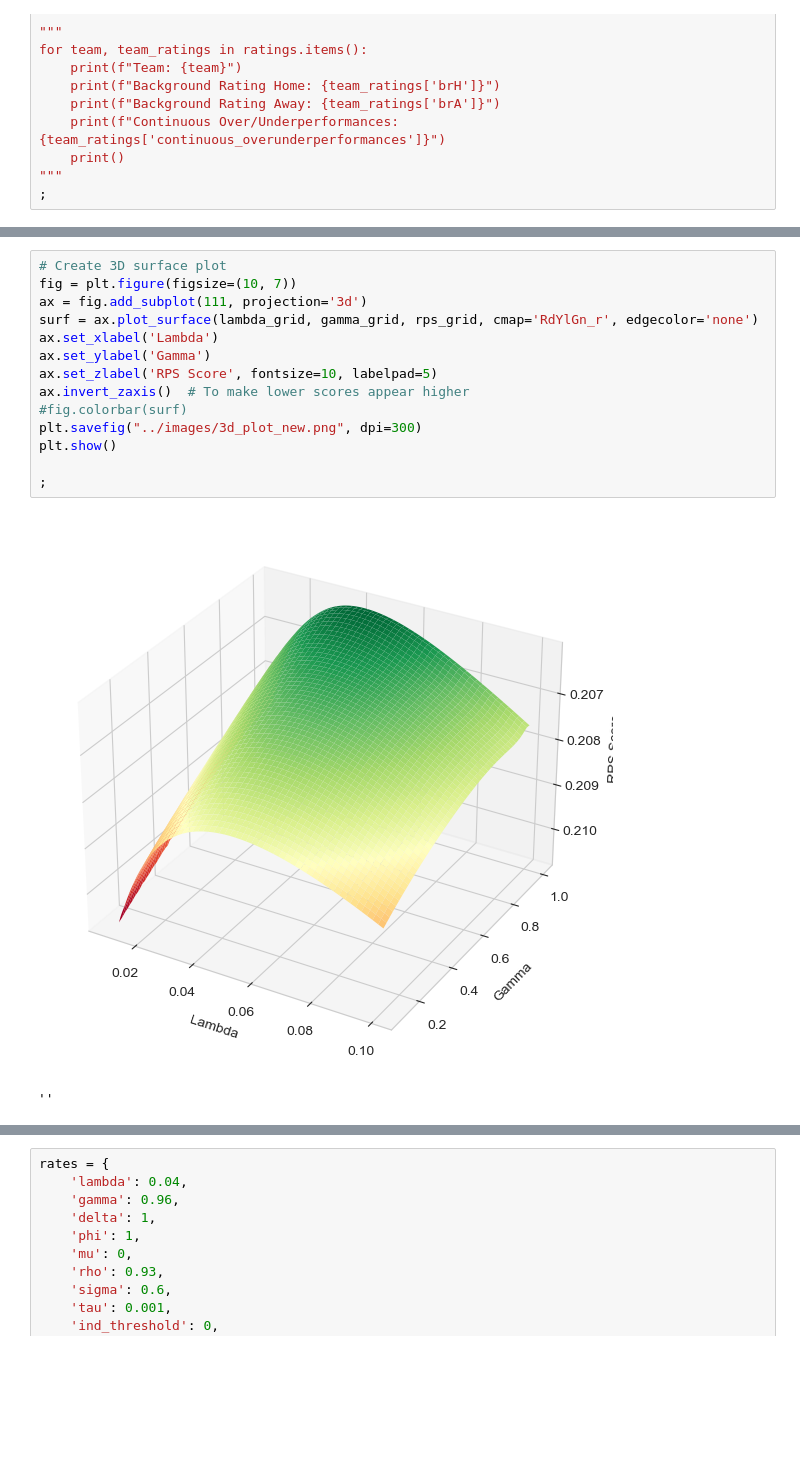
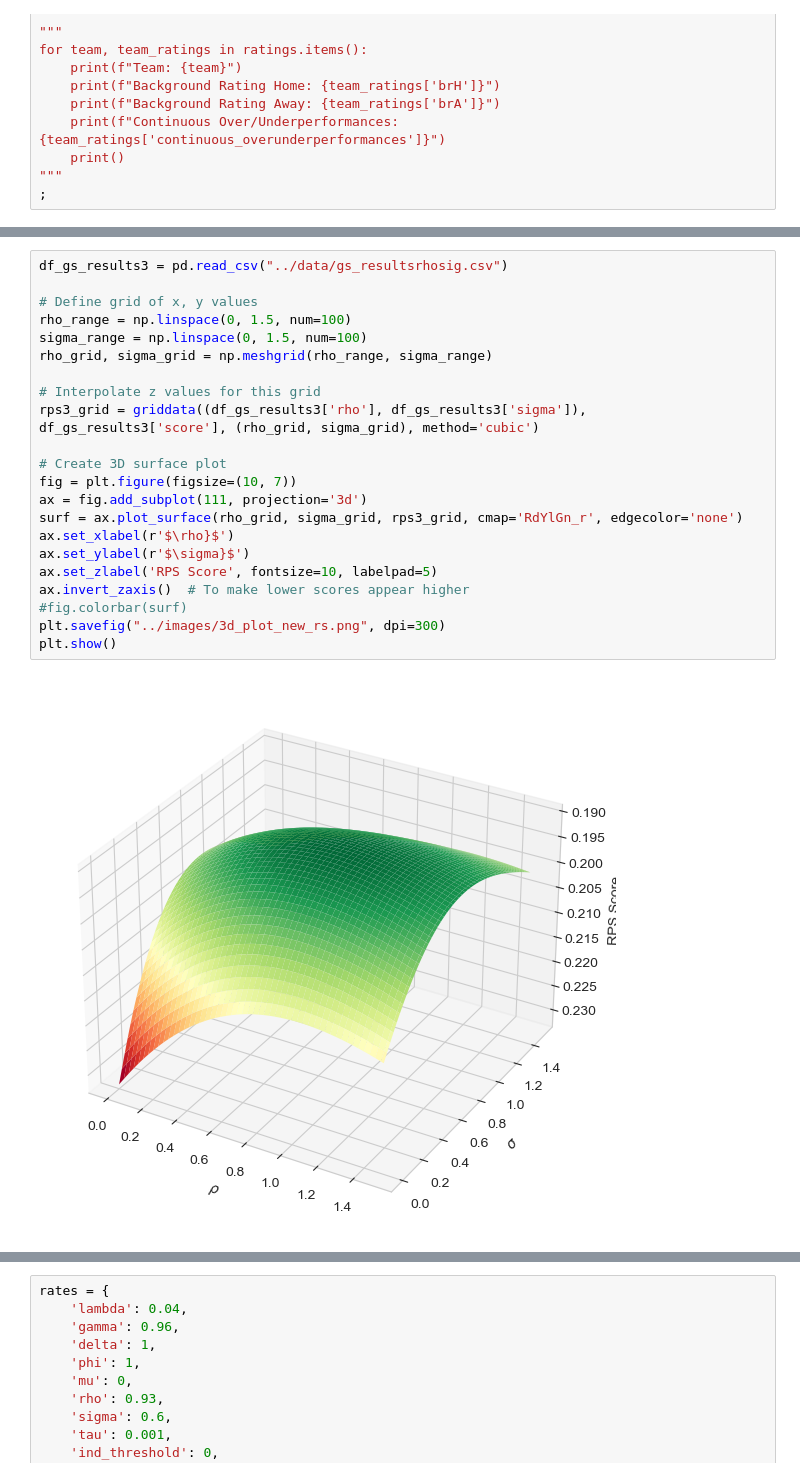
Before and after one commit to hyrogan/Soccer-Prediction, a Jupyter notebook: BT-v2.5.1.ipynb, the cells around one changed output, grey strips where cells are left out. Cells and saved outputs as stored; diff of their text form; blank space fills up the shorter version.

```diff
--- a/BT-v2.5.1.ipynb
+++ b/BT-v2.5.1.ipynb
@@ -1061,17 +1657,24 @@ rps_grid = griddata((df_gs_results['lambda'], df_gs_results['gamma']), df_gs_res
 # %%
+df_gs_results3 = pd.read_csv("../data/gs_resultsrhosig.csv")
+
+# Define grid of x, y values
+rho_range = np.linspace(0, 1.5, num=100)
+sigma_range = np.linspace(0, 1.5, num=100)
+rho_grid, sigma_grid = np.meshgrid(rho_range, sigma_range)
+
+# Interpolate z values for this grid
+rps3_grid = griddata((df_gs_results3['rho'], df_gs_results3['sigma']), df_gs_results3['score'], (rho_grid, sigma_grid), method='cubic')
+
 # Create 3D surface plot
 fig = plt.figure(figsize=(10, 7))
 ax = fig.add_subplot(111, projection='3d')
-surf = ax.plot_surface(lambda_grid, gamma_grid, rps_grid, cmap='RdYlGn_r', edgecolor='none')
-ax.set_xlabel('Lambda')
-ax.set_ylabel('Gamma')
+surf = ax.plot_surface(rho_grid, sigma_grid, rps3_grid, cmap='RdYlGn_r', edgecolor='none')
+ax.set_xlabel(r'$\rho}$')
+ax.set_ylabel(r'$\sigma}$')
 ax.set_zlabel('RPS Score', fontsize=10, labelpad=5)
 ax.invert_zaxis()  # To make lower scores appear higher
 #fig.colorbar(surf)
-plt.savefig("../images/3d_plot_new.png", dpi=300)
+plt.savefig("../images/3d_plot_new_rs.png", dpi=300)
 plt.show()
-
-;
 # %% [output]
-[figure, old version]
+[figure, new version]
-''
```
Also changed, not shown: parts of 21 cells of this notebook.
